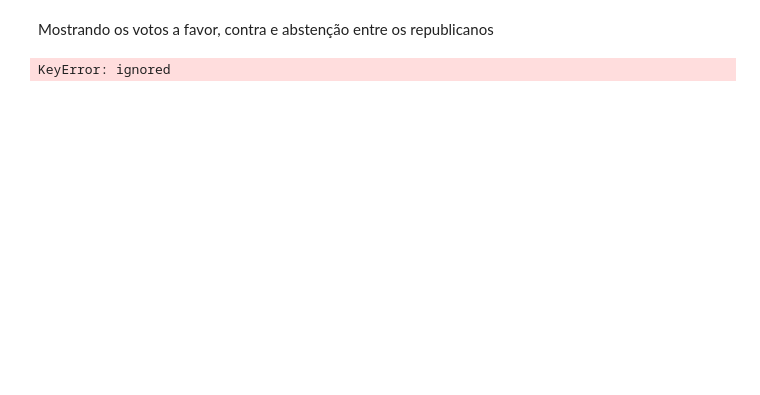
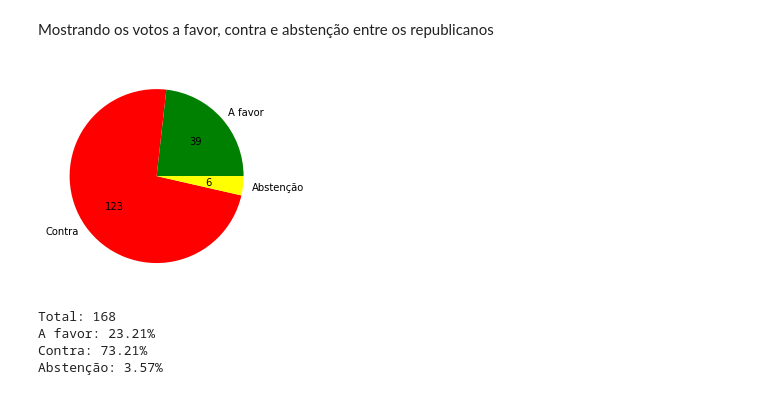
Before and after one commit to Vihimuro/MDAEL8, a Jupyter notebook: Mineração.ipynb, the cells around one changed output. Saved outputs shown, nothing was run; the diff lists cells and outputs as text; code cells hidden in the pictures; blank space fills up the shorter version.

```diff
--- a/Mineração.ipynb
+++ b/Mineração.ipynb
@@ -620,25 +618,22 @@ Abstenção: 23.91%
 # %% [markdown]
 Mostrando os votos a favor, contra e abstenção entre os republicanos
-# %%
-atributo = 'handicapped-infants'
-
-#'handicapped-infants','water-project-cost-sharing','adoption-of-the-budget-resolution','physician-fee-freeze','el-salvador-aid',
-#'religious-groups-in-schools','anti-satellite-test-ban','aid-to-nicaraguan-contras','mx-missile','immigration','synfuels-corporation-cutback','education-spending',
-#'superfund-right-to-sue','crime','duty-free-exports','export-administration-act-south-africa'
 # %%
 label = ['A favor','Contra','Abstenção']
 cores = ['green', 'red', 'yellow']
-favor = df[(df['Class-Name'] == 0) & (df[atributo])].value_counts()[1]
-contra = df[(df['Class-Name'] == 0) & (df[atributo])].value_counts()[0]
-abstencao = df[(df['Class-Name'] == 0) & (df[atributo])].value_counts()[2]
+favor = ((df['Class-Name'] == 0) & ((df[atributo]) == 1)).sum()
+contra = ((df['Class-Name'] == 0) & ((df[atributo]) == 0)).sum()
+abstencao = ((df['Class-Name'] == 0) & ((df[atributo]) == 2)).sum()
 total = favor+contra+abstencao
 y = np.array([favor,contra,abstencao])
-values=df['Class-Name'].value_counts(dropna=True)
-plt.pie(y, labels=label, colors=cores, autopct= lambda x: '{:.0f}'.format(x*values.sum()/100, startangle=90))
+plt.pie(y, labels=label, colors=cores, autopct= lambda x: '{:.0f}'.format(x*y.sum()/100, startangle=90))
 plt.show()
 print("Total: {}".format(total) )
 print("A favor: {:.2f}%".format((favor*100)/total))
 print("Contra: {:.2f}%".format((contra*100)/total))
 print("Abstenção: {:.2f}%".format((abstencao*100)/total))
 # %% [output]
+[figure, added]
-KeyError: ignored
+Total: 168
+A favor: 23.21%
+Contra: 73.21%
+Abstenção: 3.57%
```
Also changed, not shown: parts of 7 cells of this notebook.
